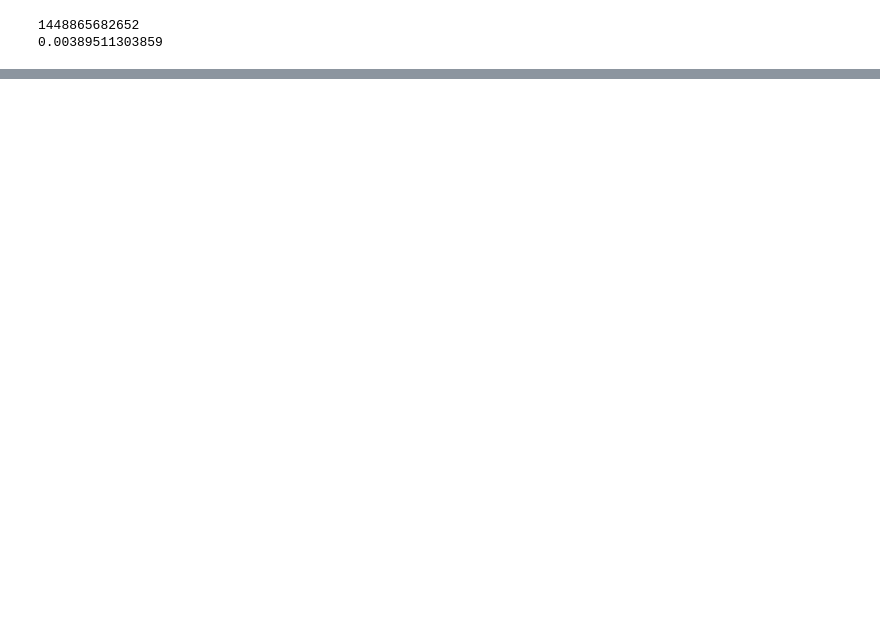
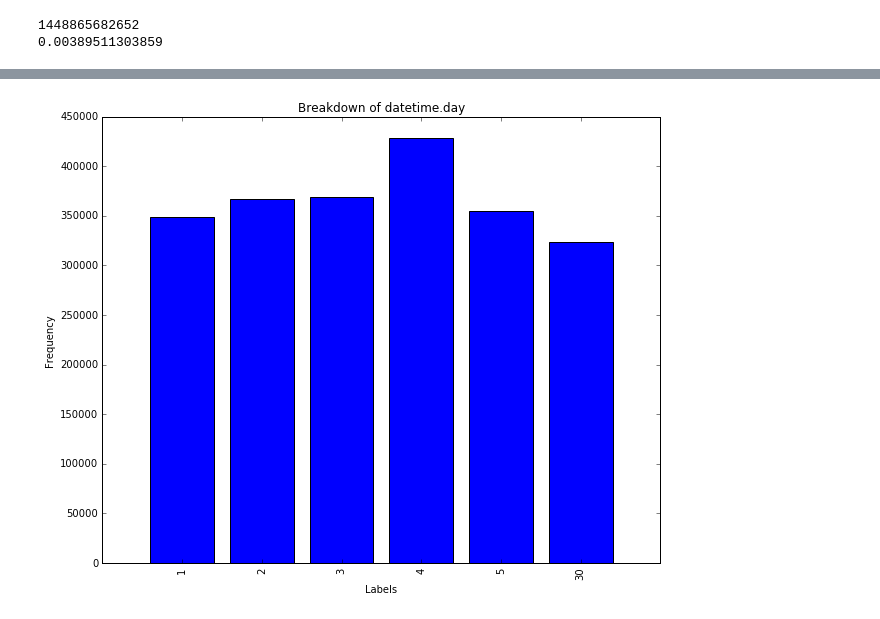
Before and after one commit to RichardoC/ACCD, a Jupyter notebook: Richard's analysis code.ipynb, the cells around one changed output, grey strips where cells are left out. Cells and saved outputs as stored; diff of their text form; code cells hidden in the pictures; blank space fills up the shorter version.

```diff
--- a/Richard's analysis code.ipynb
+++ b/Richard's analysis code.ipynb
@@ -84,7 +92,8 @@ def keys_and_incidences(list_of_phones, attr):
     """finds each key and the number of incidences"""
     key_incid = {}
     for x in list_of_phones:
-        label = getattr(x, attr)
+        strEval = 'x.'+attr
+        label = eval(strEval)
         try:
             key_incid[label] += 1
 
@@ -284,0 +283,4 @@ plot_hist(list_of_phone_data,'speed')
+# %%
+plot_bars(all_data,'datetime.day')
+# %% [output]
+[figure, added]
```
Also changed, not shown: parts of 25 cells of this notebook.
